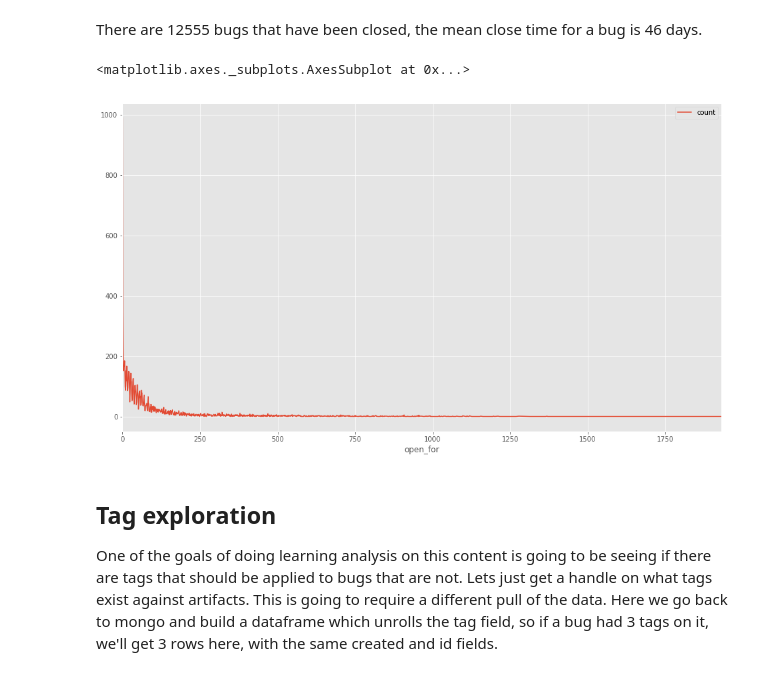
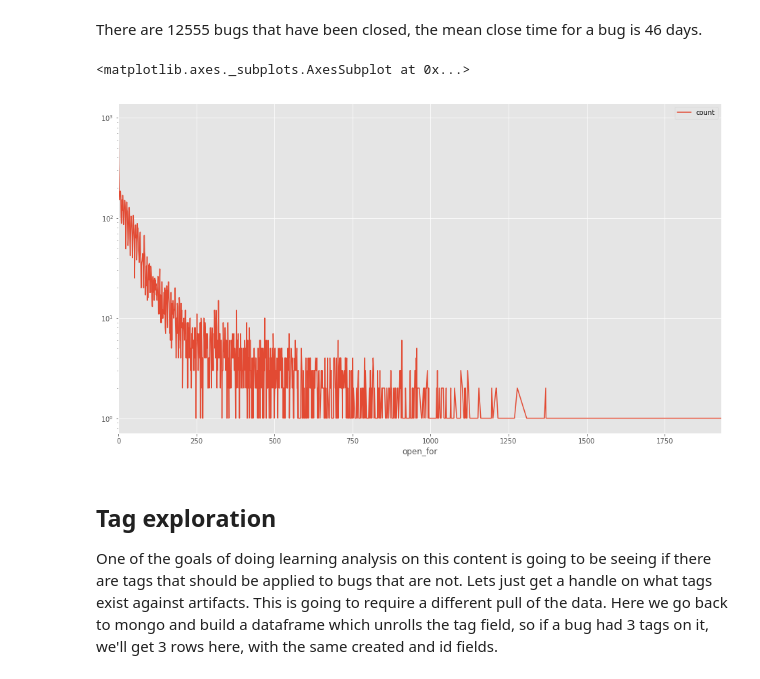
Before and after one commit to sdague/openstack-bugs-ml, a Jupyter notebook: Explore Nova Bugs.ipynb, the cells around one changed output. Cells and saved outputs as stored; diff of their text form; code cells hidden in the pictures.

Commit message:
change to log axis for time to close graph

```diff
--- a/Explore Nova Bugs.ipynb
+++ b/Explore Nova Bugs.ipynb
@@ -203,10 +203,10 @@ df_open_for.describe()
 There are 12555 bugs that have been closed, the mean close time for a bug is 46 days.
 # %%
 df_open_for = df_open_for.groupby(['open_for']).sum()
-df_open_for.plot()
+df_open_for.plot(logy=True)
 # %% [output]
 <matplotlib.axes._subplots.AxesSubplot at 0x...>
-[figure, old version]
+[figure, new version]
 # %% [markdown]
 ## Tag exploration
 
```
